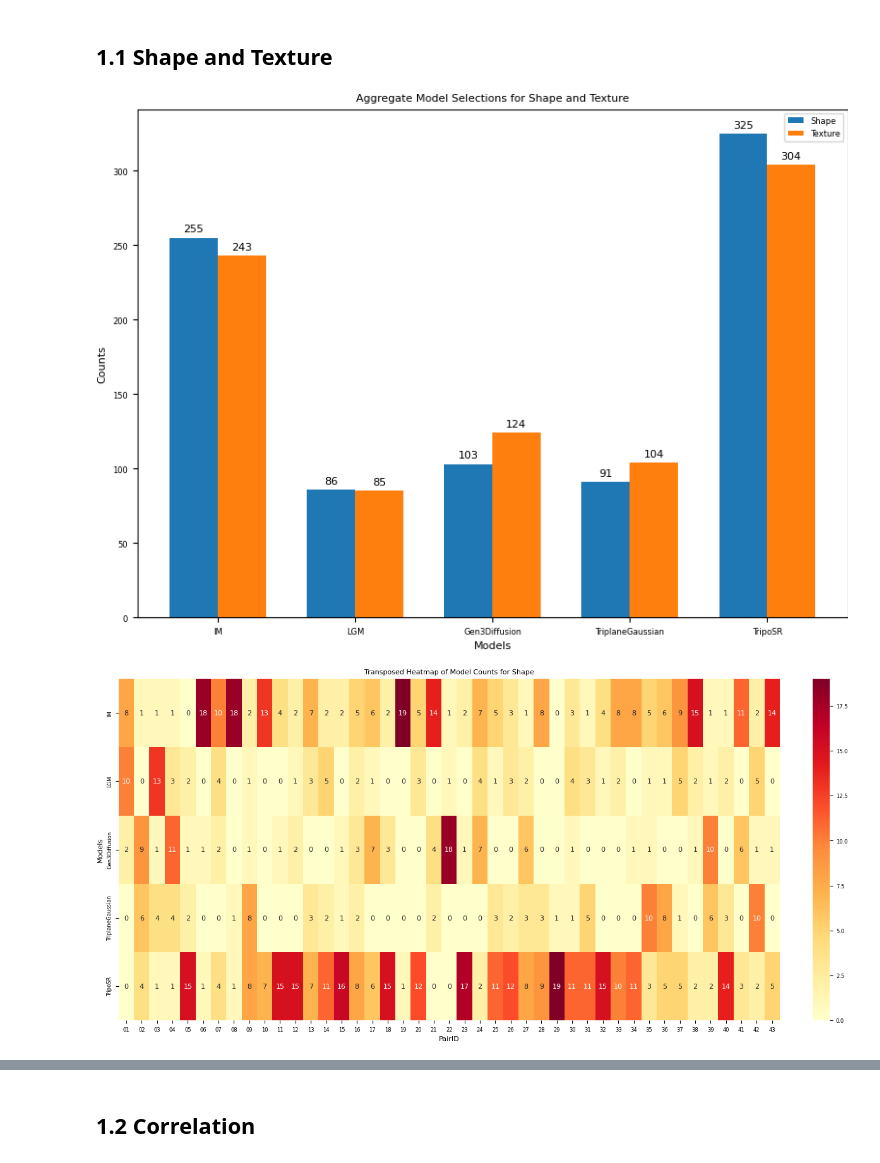
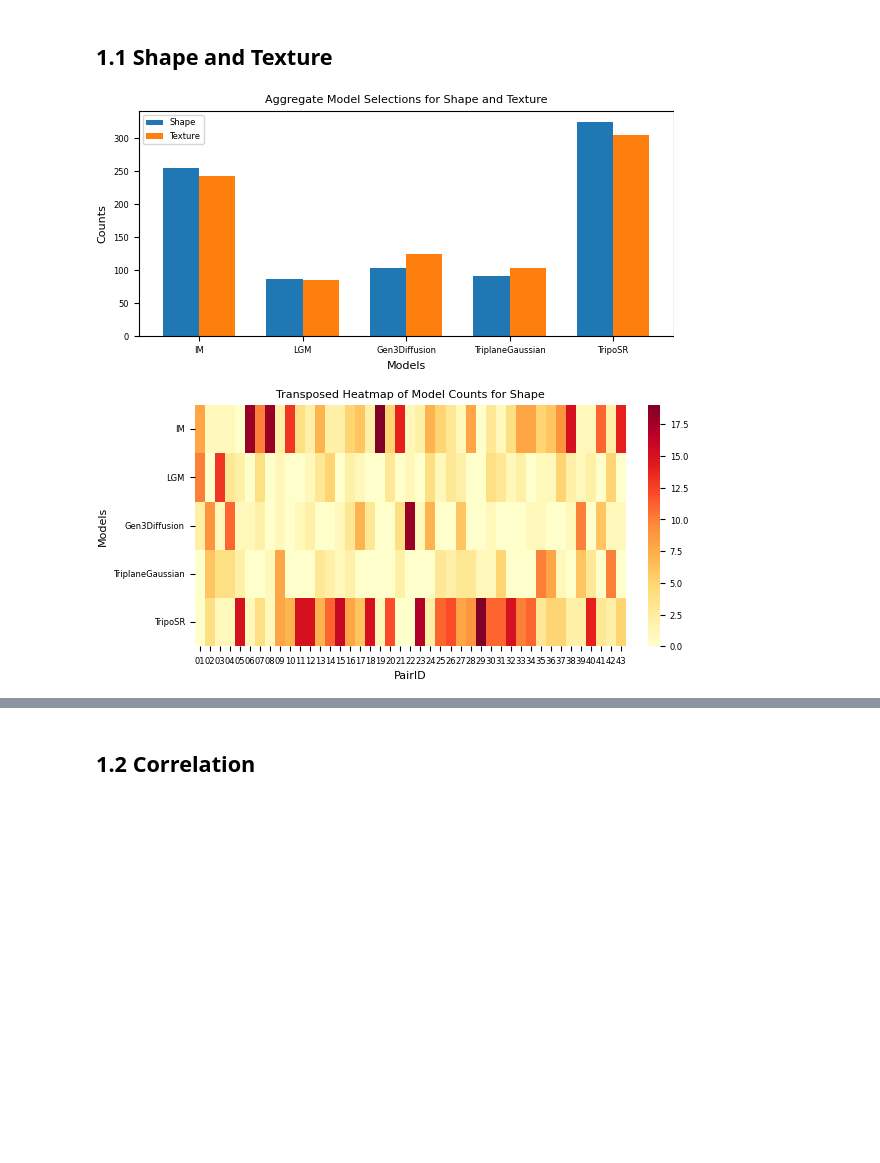
Before and after one commit to Irish-77/digitalizing-real-life-objects, a Jupyter notebook: survey/results/results.ipynb, the cells around one changed output, grey strips where cells are left out. Drawn from its saved outputs; the diff is of its cells as text; code cells hidden in the pictures; blank space fills up the shorter version.

Commit message:
Unify plot width, refactor plot labels

```diff
--- a/survey/results/results.ipynb
+++ b/survey/results/results.ipynb
@@ -381,40 +389,42 @@ texture_counts = [aggregate_texture[model] for model in models]
 # Set up the positions and width for the bars
 x = np.arange(len(models))
 width = 0.35  # width of the bars
 
 # Create the plot
-fig, ax = plt.subplots(figsize=(8, 6))
+fig, ax = plt.subplots(figsize=(6, 3))
 
 # Create grouped bars
 rects_shape = ax.bar(x - width/2, shape_counts, width, label='Shape')
 rects_texture = ax.bar(x + width/2, texture_counts, width, label='Texture')
 
 # Add labels, title, and custom x-axis tick labels
 ax.set_xlabel('Models')
 ax.set_ylabel('Counts')
 ax.set_title('Aggregate Model Selections for Shape and Texture')
 ax.set_xticks(x)
 ax.set_xticklabels(models)
 ax.legend()
 
+# ax.set_ylim(0, 370)  # Little bit of offset to prevent clipping
+
 # Function to add labels above bars for clarity
 def autolabel(rects):
     """Attach a text label above each bar displaying its height."""
     for rect in rects:
         height = rect.get_height()
-        ax.annotate(f'{height}',
-                    xy=(rect.get_x() + rect.get_width()/2, height),
-                    xytext=(0, 3),  # Offset label above the bar
-                    textcoords="offset points",
-                    ha='center', va='bottom')
+        # ax.annotate(f'{height}',
+        #             xy=(rect.get_x() + rect.get_width()/2, height),
+        #             xytext=(0, 3),  # Offset label above the bar
+        #             textcoords="offset points",
+        #             ha='center', va='bottom')
 
 autolabel(rects_shape)
 autolabel(rects_texture)
 
 fig.tight_layout()
 plt.show()
 # %% [output]
-[figure, old version]
+[figure, new version]
 # %%
 # ! UTIL
 
@@ -439,13 +449,13 @@ df_shape_transposed = df_shape.T
 df_texture_transposed = df_texture.T
 # %%
 # Plot the transposed heatmap for Shape using a warm-only colour scheme.
-plt.figure(figsize=(12, 6))
-sns.heatmap(df_shape_transposed, annot=True, fmt="d", cmap="YlOrRd")
+plt.figure(figsize=(6, 3))
+sns.heatmap(df_shape_transposed, annot=False, fmt="d", cmap="YlOrRd")
 plt.title("Transposed Heatmap of Model Counts for Shape")
 plt.xlabel("PairID")
 plt.ylabel("Models")
 plt.show()
 # %% [output]
-[figure, old version]
+[figure, new version]
 # %%
 # Plot the transposed heatmap for Texture using a warm-only colour scheme.
```
Also changed, not shown: parts of 7 cells of this notebook.
